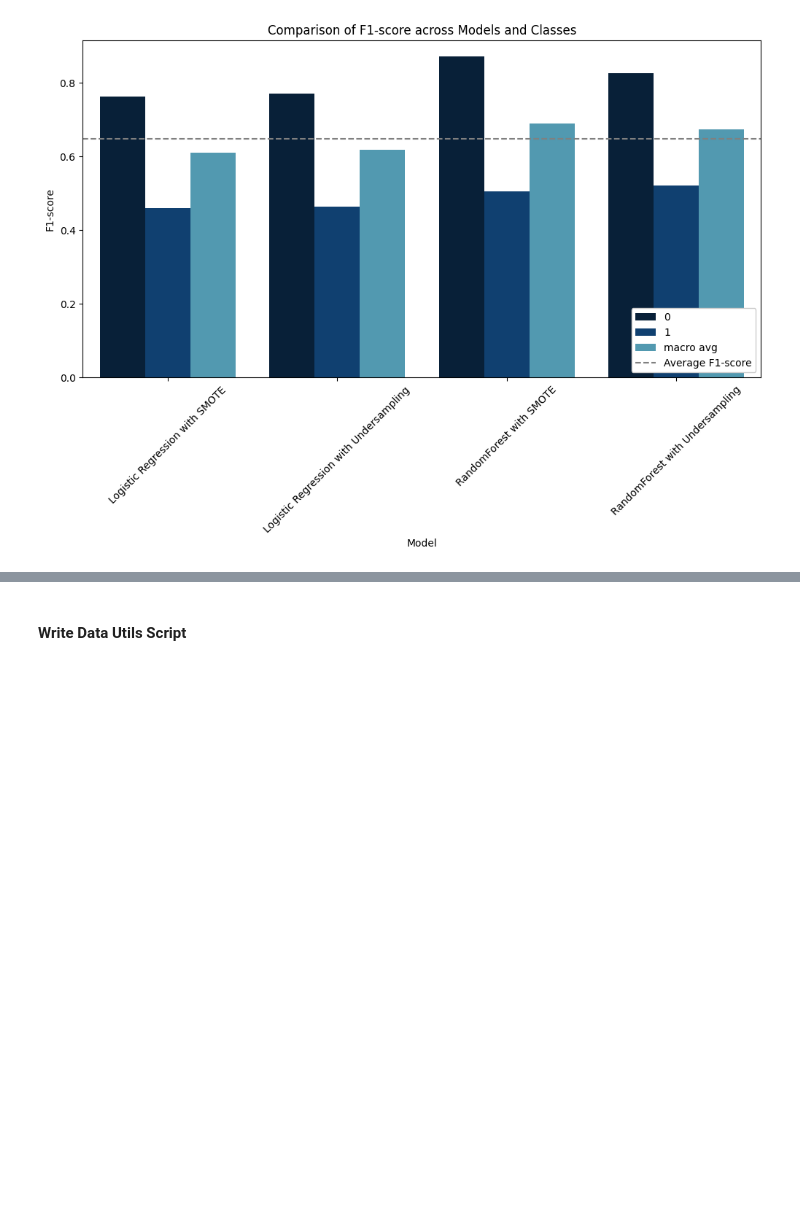
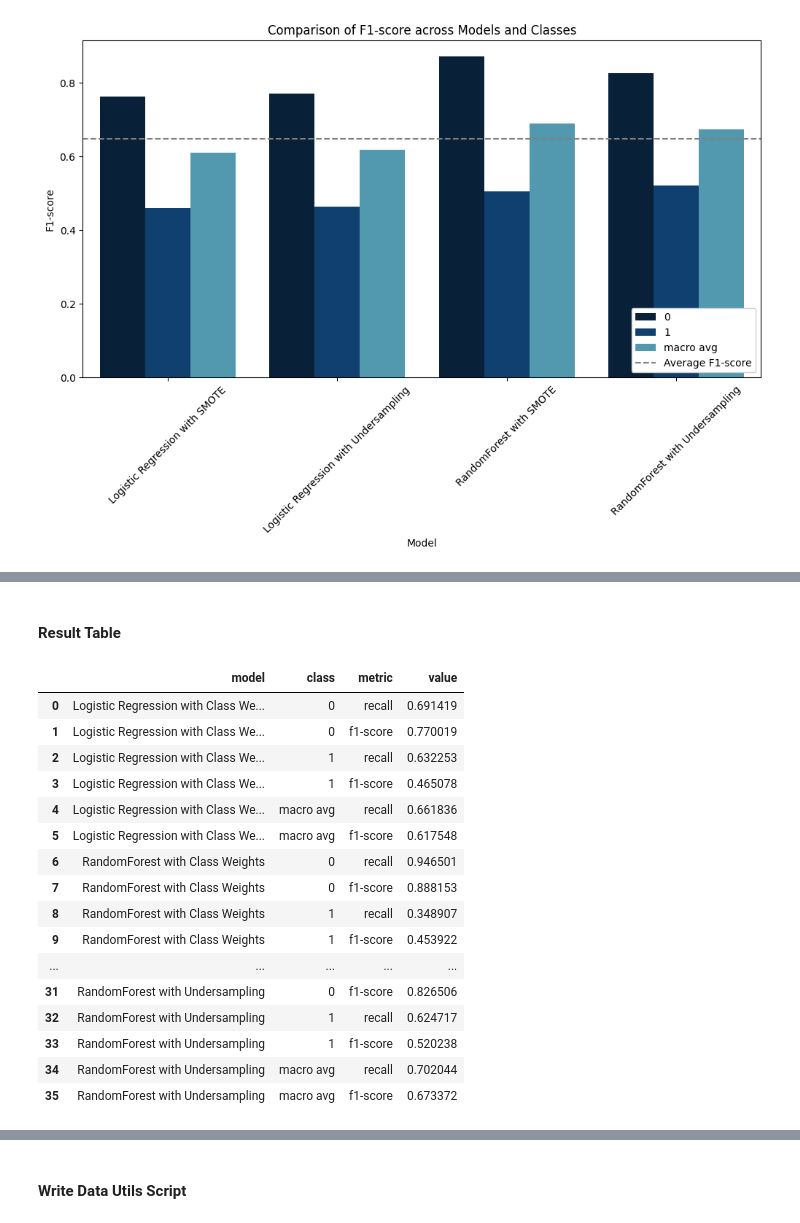
Before and after one commit to micah-shull/Machine_Learning_Pipelines, a Jupyter notebook: pipelines_09_class_imbalance.ipynb, the cells around one changed output, grey strips where cells are left out. Saved outputs shown, nothing was run; the diff lists cells and outputs as text; code cells hidden in the pictures; blank space fills up the shorter version.

Commit message:
Balance class weights inside the LogReg and RF models to observe and compare performance to resampling. Combine metrics from all experiments, analyze and make recommendations

```diff
--- a/pipelines_09_class_imbalance.ipynb
+++ b/pipelines_09_class_imbalance.ipynb
@@ -161,10 +275,0 @@ Given the priority on recall for class 1 and the need to maintain a high F1 macr
-# %%
-# Logistic Regression with class weights
-model_with_weights = LogisticRegression(max_iter=500, class_weight='balanced', random_state=42)
-pipeline_with_weights = add_model_to_pipeline(pipeline, model_with_weights)
-
-# Fit the pipeline with class weights
-pipeline_with_weights.fit(X_train, y_train)
-
-# Transform the test data and evaluate the model
-evaluate_model(pipeline_with_weights, X_test, y_test)
@@ -191,0 +399,22 @@ evaluate_model(pipeline_with_weights, X_test, y_test)
+# %% [markdown]
+#### Result Table
+# %%
+key_metrics_df
+# %% [output]
+|  | model | class | metric | value |
+| 0 | Logistic Regression with Class We... | 0 | recall | 0.691419 |
+| 1 | Logistic Regression with Class We... | 0 | f1-score | 0.770019 |
+| 2 | Logistic Regression with Class We... | 1 | recall | 0.632253 |
+| 3 | Logistic Regression with Class We... | 1 | f1-score | 0.465078 |
+| 4 | Logistic Regression with Class We... | macro avg | recall | 0.661836 |
+| 5 | Logistic Regression with Class We... | macro avg | f1-score | 0.617548 |
+| 6 | RandomForest with Class Weights | 0 | recall | 0.946501 |
+| 7 | RandomForest with Class Weights | 0 | f1-score | 0.888153 |
+| 8 | RandomForest with Class Weights | 1 | recall | 0.348907 |
+| 9 | RandomForest with Class Weights | 1 | f1-score | 0.453922 |
+| ... | ... | ... | ... | ... |
+| 31 | RandomForest with Undersampling | 0 | f1-score | 0.826506 |
+| 32 | RandomForest with Undersampling | 1 | recall | 0.624717 |
+| 33 | RandomForest with Undersampling | 1 | f1-score | 0.520238 |
+| 34 | RandomForest with Undersampling | macro avg | recall | 0.702044 |
+| 35 | RandomForest with Undersampling | macro avg | f1-score | 0.673372 |
```
Also changed, not shown: parts of 13 cells of this notebook.
